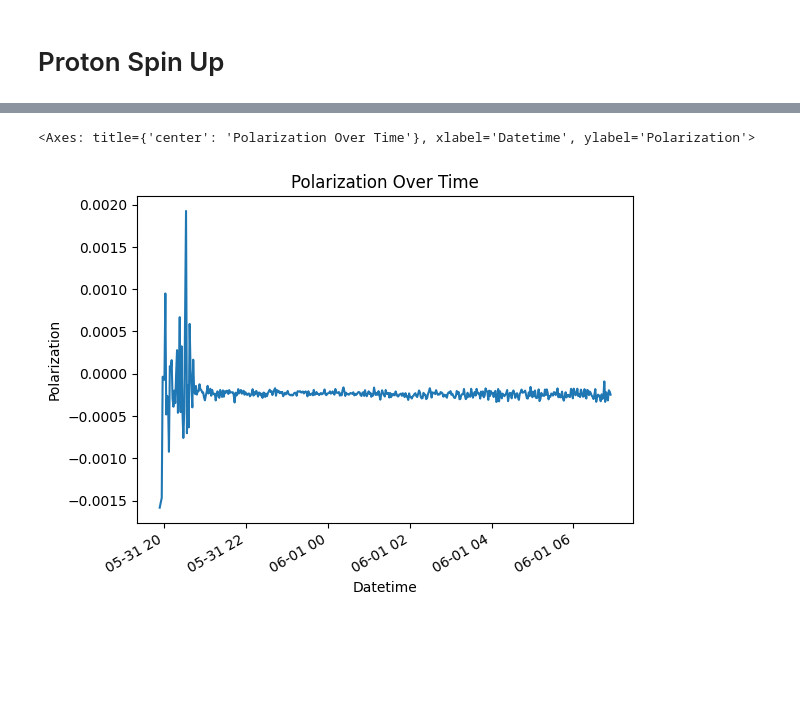
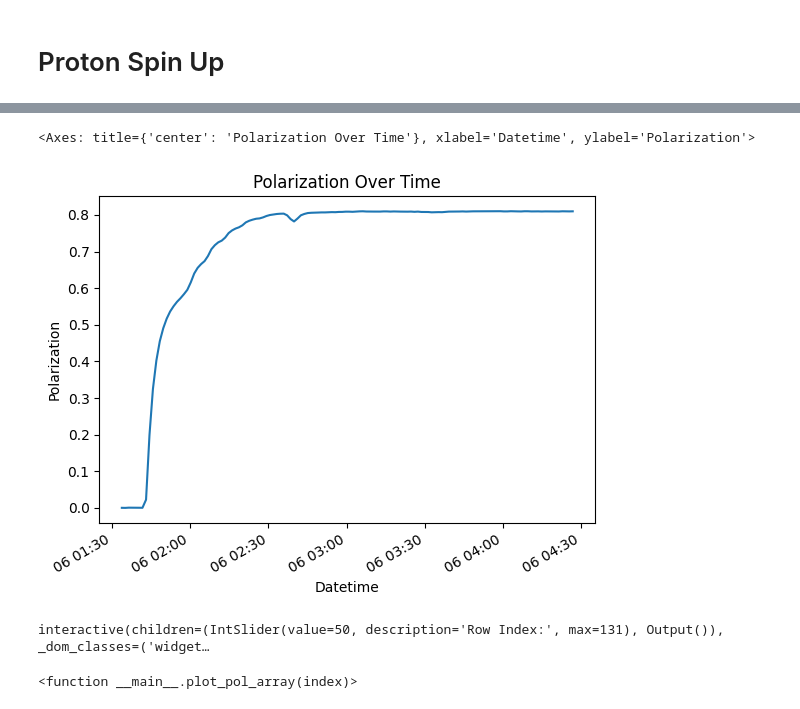
Before and after one commit to jdmax/NMR_Analysis, a Jupyter notebook: Proton Spin Up.ipynb, the cells around one changed output, grey strips where cells are left out. Saved outputs shown, nothing was run; the diff lists cells and outputs as text; code cells hidden in the pictures; blank space fills up the shorter version.

Commit message:
Add plots to proton spin up

```diff
--- a/Proton Spin Up.ipynb
+++ b/Proton Spin Up.ipynb
@@ -8,7 +10,7 @@ import pandas as pd
 from scipy import optimize
 # %%
 
-with open("2022-05-31_19-52-34__2022-06-01_06-54-47.txt","r") as eventfile:
+with open("2022-11-05_23-29-51__2022-11-06_11-20-39.txt","r") as eventfile:
     df = pd.read_json(eventfile, lines=True)
 df['stop_time'] = pd.to_datetime(df['stop_time'])
 df.set_index('stop_time', inplace=True)
@@ -38,2 +40,18 @@ stop_time
 <Axes: title={'center': 'Polarization Over Time'}, xlabel='Datetime', ylabel='Polarization'>
-[figure, old version]
+[figure, new version]
+# %%
+def plot_pol_array(index):
+    plt.figure(figsize=(12, 6))
+    pol_array = df.iloc[index]['rescurve']  # Get array from selected row
+    plt.plot(pol_array, linewidth=2)
+    plt.title(f'Result Signal {index} ({df.index[index]})')
+    plt.grid(True, alpha=0.3)
+    plt.show()
+
+# Create interactive widget
+interact(plot_pol_array,
+         index=IntSlider(min=0, max=len(df)-1, step=1, value=50,
+                        description='Row Index:'))
+# %% [output]
+interactive(children=(IntSlider(value=50, description='Row Index:', max=131), Output()), _dom_classes=('widget…
+<function __main__.plot_pol_array(index)>
```
Also changed, not shown: parts of 2 cells of this notebook, 1 other file.
